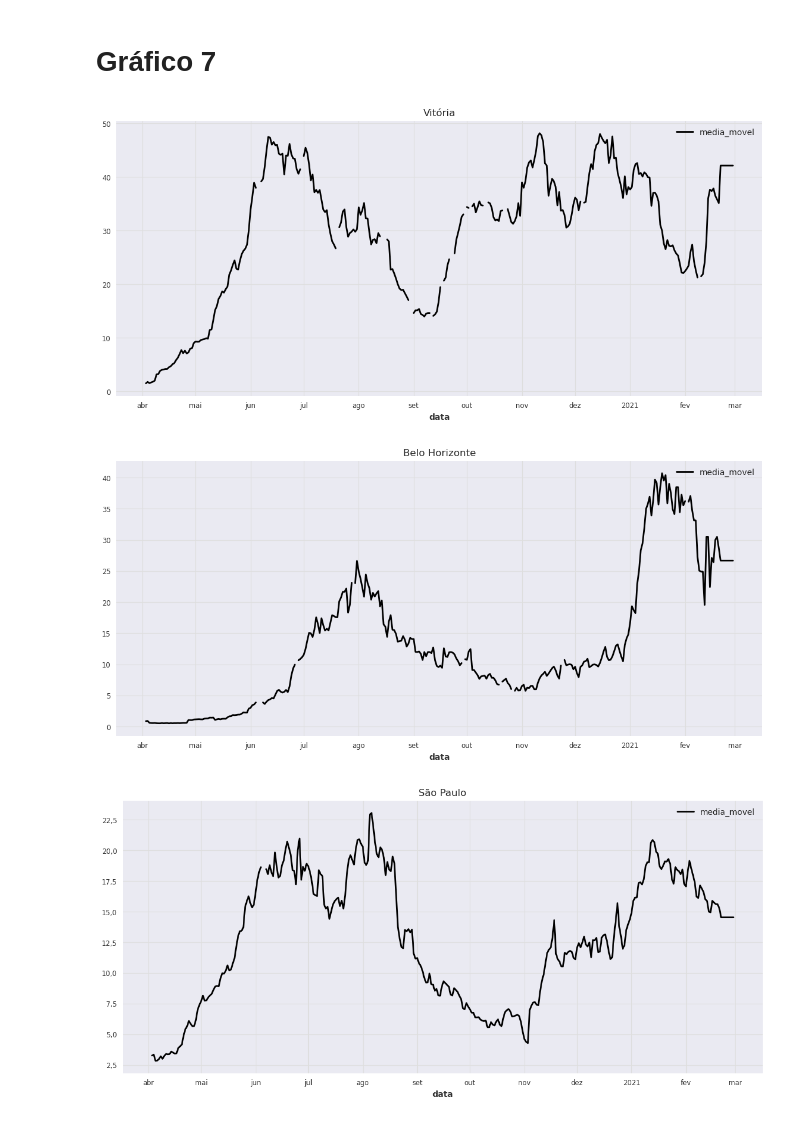
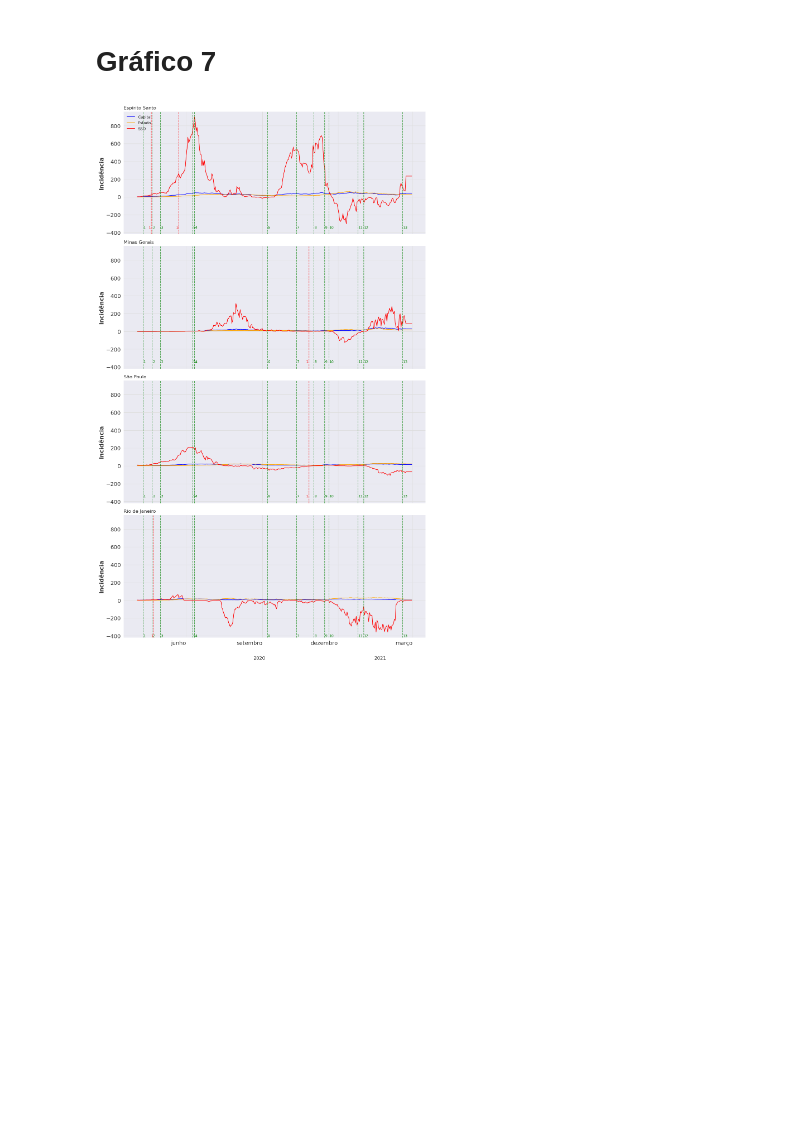
Before and after one commit to carloszan/covid, a Jupyter notebook: analises/7.graficos/graficos.ipynb, the cells around one changed output. Drawn from its saved outputs; the diff is of its cells as text; code cells hidden in the pictures; blank space fills up the shorter version.

```diff
--- a/analises/7.graficos/graficos.ipynb
+++ b/analises/7.graficos/graficos.ipynb
@@ -615,5 +621,5 @@ def smooth(df, y, janela):
 # %%
-def line_7(df, y, df_feriados, y_label):
+def line_7(df, y, df_feriados, y_label, df_ssds):
     estados = ["ES", "MG", "SP", "RJ"]
 
     capitais = {
@@ -657,6 +663,17 @@ def line_7(df, y, df_feriados, y_label):
             ax=ax[i],
             color='orange',
             label='Estado'
+        )
+
+        df_ssd_estado = df_ssds[df_ssds.estado == estado]
+
+        sns.lineplot(
+            data=df_ssd_estado,
+            x='data',
+            y='ssd',
+            ax=ax[i],
+            color='red',
+            label='SSD'
         )
 
         ymin, ymax = ax[i].get_ylim()
@@ -731,17 +748,14 @@ def line_7(df, y, df_feriados, y_label):
             fontsize=12
           )
 
-
     plt.setp(ax[3].get_xticklabels(), ha='right')
     plt.tight_layout()
     plt.show()
 # %%
 janela = 15
 y = 'incidencia_por_dia'
 
-df_sudeste = smooth(df, y, janela)
-line_7(df_sudeste, 'media_movel', df_feriados, 'Incidência')
+df_sudeste, df_date = smooth(df, y, janela)
+line_7(df_sudeste, f'media_movel_{y}', df_feriados, 'Incidência', df_date)
 # %% [output]
-[figure, old version]
+[figure, new version]
-[figure, removed]
-[figure, removed]
```
Also changed, not shown: parts of 3 cells of this notebook.
